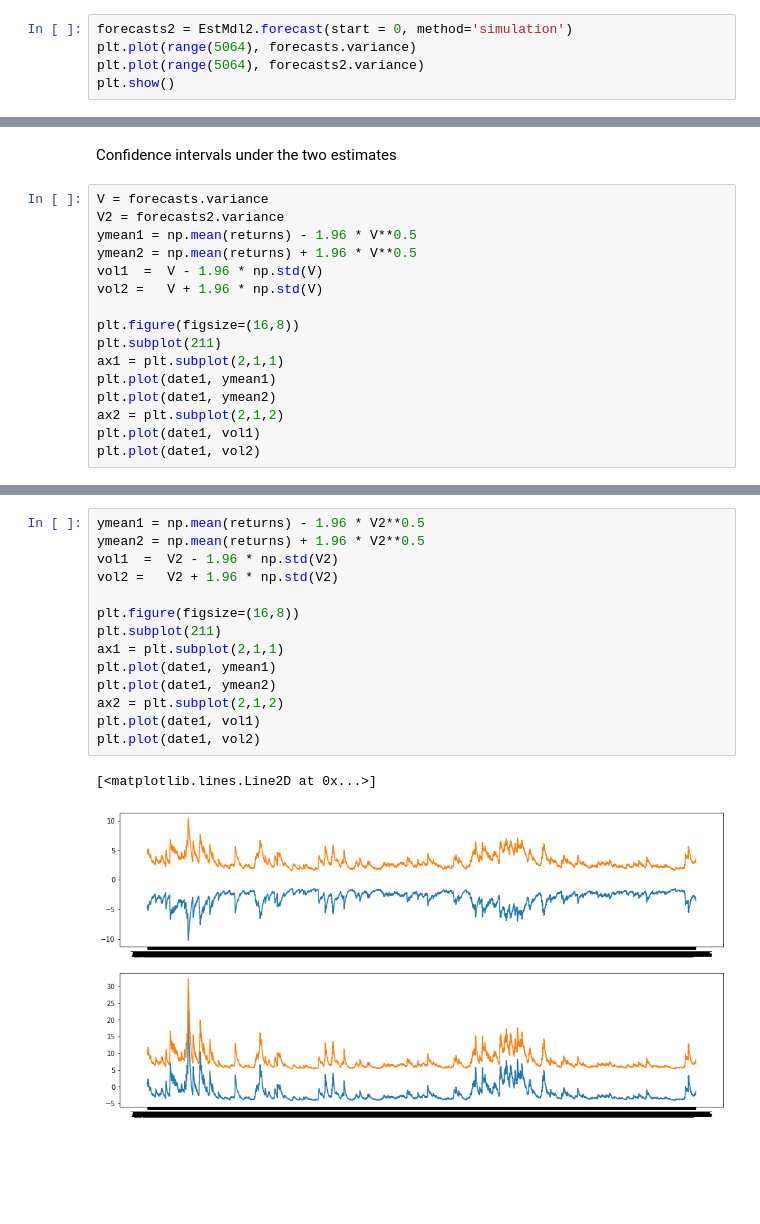
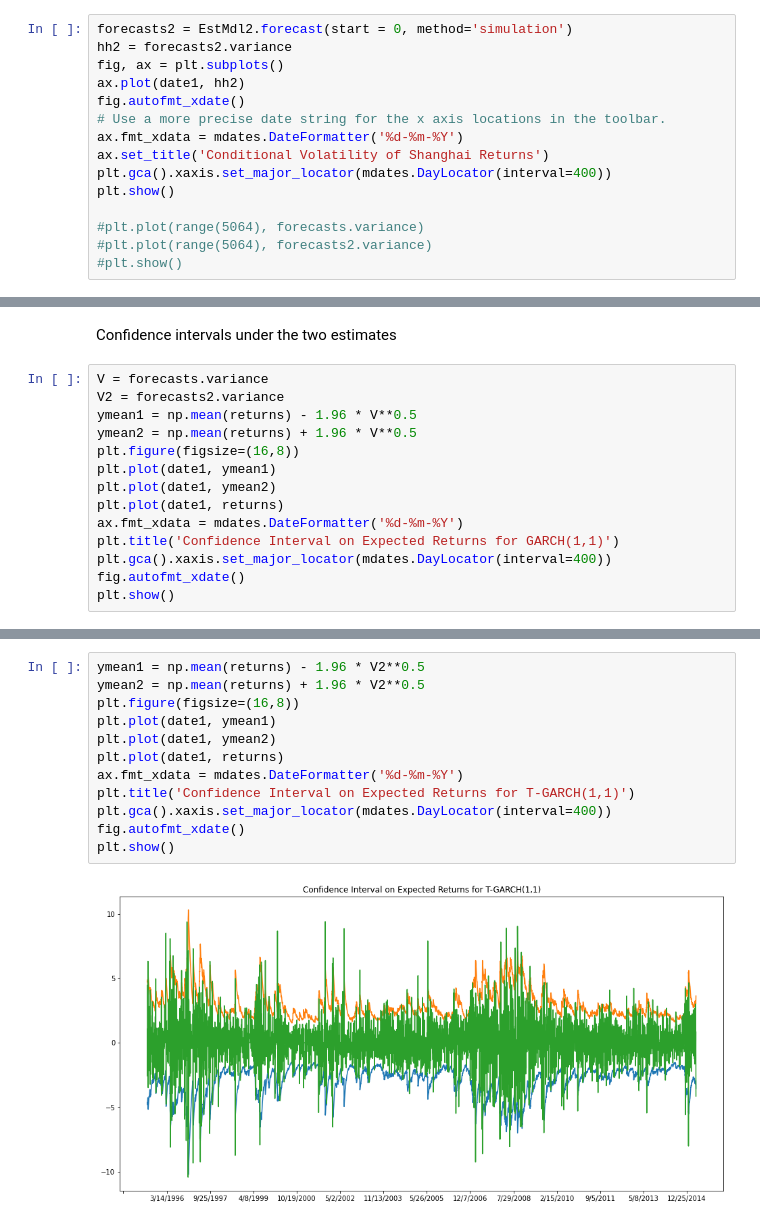
Before and after one commit to McNelis-CMML/FinEconometrics, a Jupyter notebook: Week9_Empirical_Exercise_Python.ipynb, the cells around one changed output, grey strips where cells are left out. Drawn from its saved outputs; the diff is of its cells as text; blank space fills up the shorter version.

```diff
--- a/Week9_Empirical_Exercise_Python.ipynb
+++ b/Week9_Empirical_Exercise_Python.ipynb
@@ -159,7 +204,17 @@ Volatility Model
 Covariance estimator: robust
 # %%
 forecasts2 = EstMdl2.forecast(start = 0, method='simulation')
-plt.plot(range(5064), forecasts.variance)
-plt.plot(range(5064), forecasts2.variance)
+hh2 = forecasts2.variance
+fig, ax = plt.subplots()
+ax.plot(date1, hh2)
+fig.autofmt_xdate()
+# Use a more precise date string for the x axis locations in the toolbar.
+ax.fmt_xdata = mdates.DateFormatter('%d-%m-%Y')
+ax.set_title('Conditional Volatility of Shanghai Returns')
+plt.gca().xaxis.set_major_locator(mdates.DayLocator(interval=400))
 plt.show()
+
+#plt.plot(range(5064), forecasts.variance)
+#plt.plot(range(5064), forecasts2.variance)
+#plt.show()
 # %% [output]
@@ -171,15 +235,13 @@ V = forecasts.variance
 V2 = forecasts2.variance
 ymean1 = np.mean(returns) - 1.96 * V**0.5
 ymean2 = np.mean(returns) + 1.96 * V**0.5
-vol1  =  V - 1.96 * np.std(V)
-vol2 =   V + 1.96 * np.std(V)
-
 plt.figure(figsize=(16,8))
-plt.subplot(211)
-ax1 = plt.subplot(2,1,1)
 plt.plot(date1, ymean1)
 plt.plot(date1, ymean2)
-ax2 = plt.subplot(2,1,2)
-plt.plot(date1, vol1)
-plt.plot(date1, vol2)
+plt.plot(date1, returns)
+ax.fmt_xdata = mdates.DateFormatter('%d-%m-%Y')
+plt.title('Confidence Interval on Expected Returns for GARCH(1,1)')
+plt.gca().xaxis.set_major_locator(mdates.DayLocator(interval=400))
+fig.autofmt_xdate()
+plt.show()
 # %% [output]
@@ -188,17 +249,14 @@ plt.plot(date1, vol2)
 # %%
 ymean1 = np.mean(returns) - 1.96 * V2**0.5
 ymean2 = np.mean(returns) + 1.96 * V2**0.5
-vol1  =  V2 - 1.96 * np.std(V2)
-vol2 =   V2 + 1.96 * np.std(V2)
-
 plt.figure(figsize=(16,8))
-plt.subplot(211)
-ax1 = plt.subplot(2,1,1)
 plt.plot(date1, ymean1)
 plt.plot(date1, ymean2)
-ax2 = plt.subplot(2,1,2)
-plt.plot(date1, vol1)
-plt.plot(date1, vol2)
+plt.plot(date1, returns)
+ax.fmt_xdata = mdates.DateFormatter('%d-%m-%Y')
+plt.title('Confidence Interval on Expected Returns for T-GARCH(1,1)')
+plt.gca().xaxis.set_major_locator(mdates.DayLocator(interval=400))
+fig.autofmt_xdate()
+plt.show()
 # %% [output]
-[<matplotlib.lines.Line2D at 0x...>]
-[figure, old version]
+[figure, new version]
```
Also changed, not shown: parts of 22 cells of this notebook.
